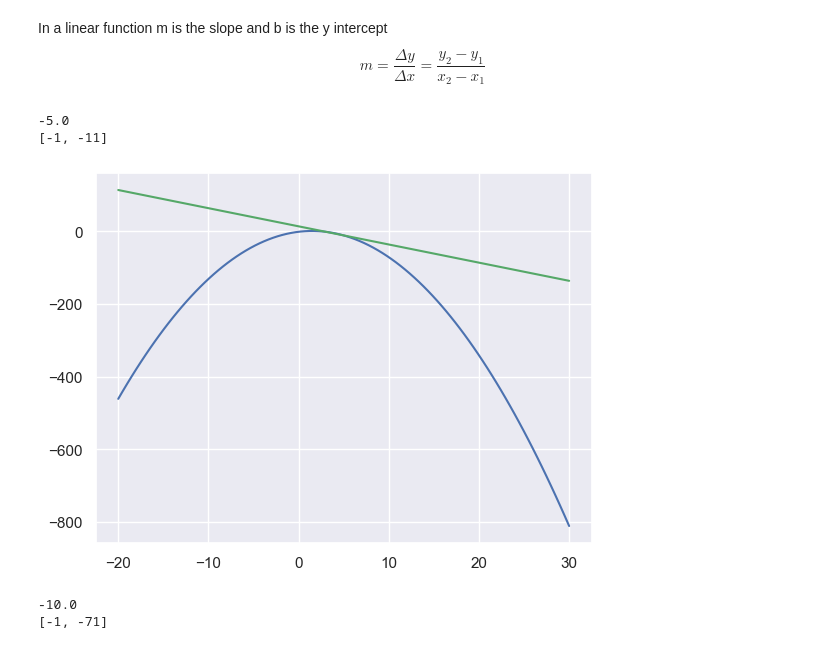
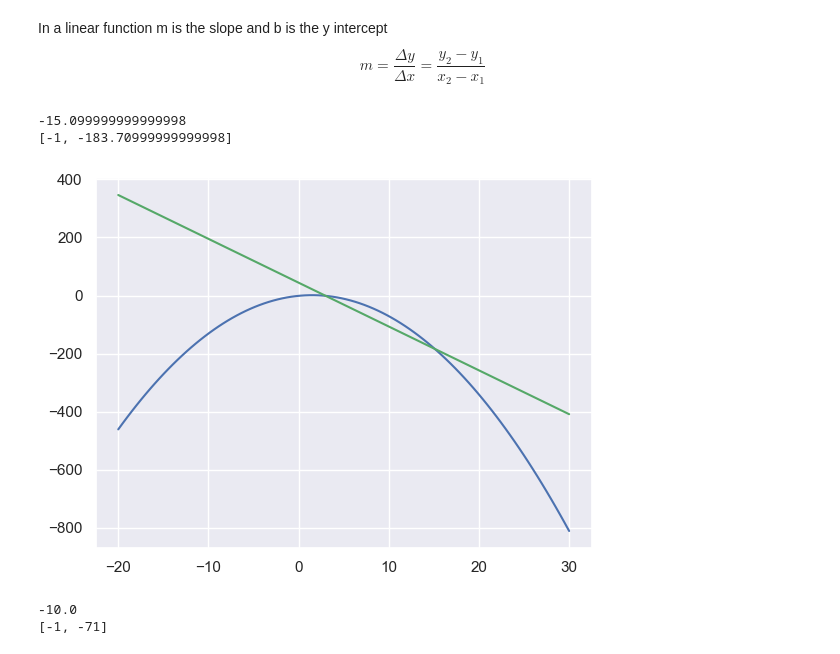
Before and after one commit to bdJohnson72/ML-Eng-Journey, a Jupyter notebook: sandbox/data_quest_calc.ipynb, the cells around one changed output. Saved outputs shown, nothing was run; the diff lists cells and outputs as text; code cells hidden in the pictures.

```diff
--- a/sandbox/data_quest_calc.ipynb
+++ b/sandbox/data_quest_calc.ipynb
@@ -96,32 +96,32 @@ slope_one = slope(0,1,4,13)
 # %%
 def draw_secant(x_values):
     x = np.linspace(-20,30,100)
     y = -1*(x**2) + x*3 - 1
     plt.plot(x,y)
     # Add your code here.
     # determine y values for x
     # get slope for points
     # calc y intercept
     #plot secant line in green
     ys = []
     for val in x_values:
         y = -1*(val**2)+ val*3 -1
         ys.append(y)
     curr_slope = slope(x_values[0], ys[0], x_values[1], ys[1])
     b = ys[0] - curr_slope * x_values[0]
     secant = curr_slope * x + b
     print(curr_slope)
     print(ys)
     plt.plot(x, secant, 'g')
 
 
     plt.show()
 
-draw_secant([3,5])
+draw_secant([3,15.1])
 # %% [output]
--5.0
-[-1, -11]
+-15.099999999999998
+[-1, -183.70999999999998]
-[figure, old version]
+[figure, new version]
 # %%
 draw_secant([3,10])
 # %% [output]
```
Also changed, not shown: parts of 2 cells of this notebook, 2 other files.
